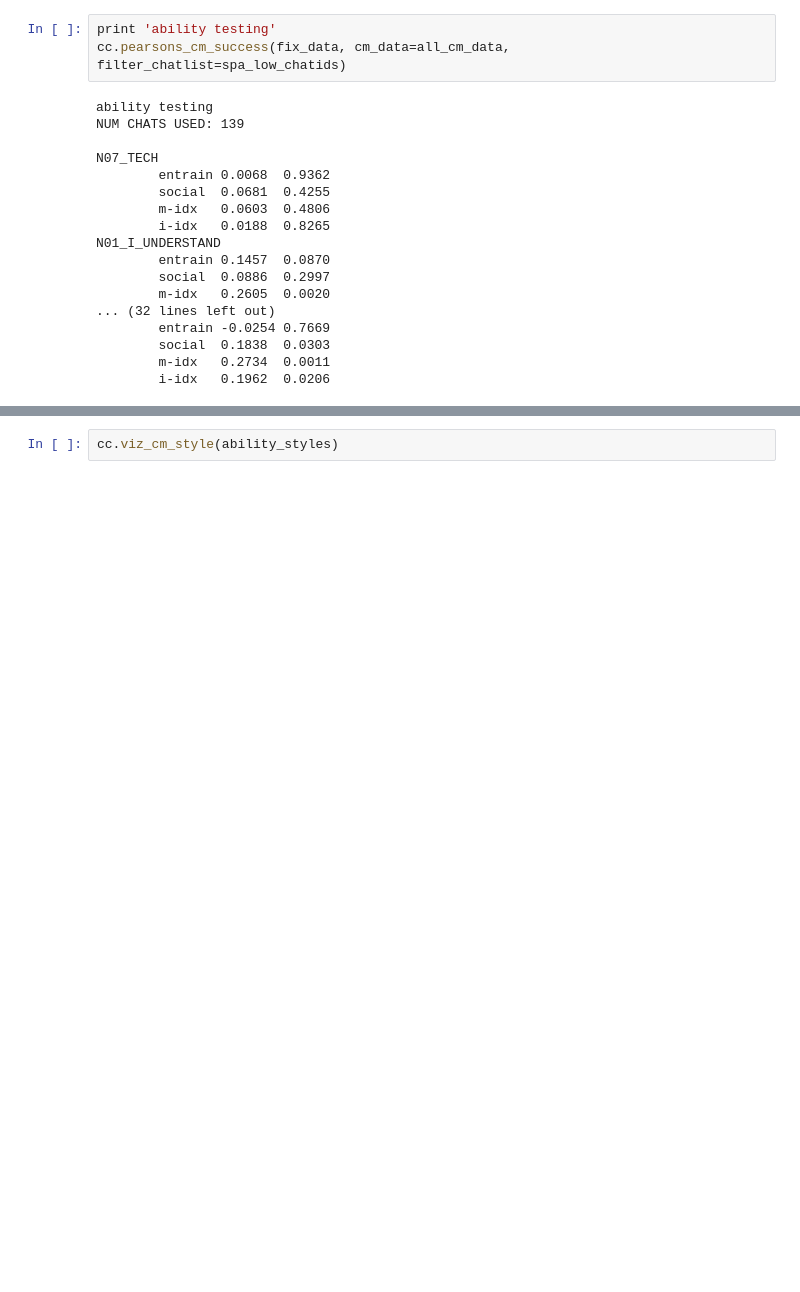
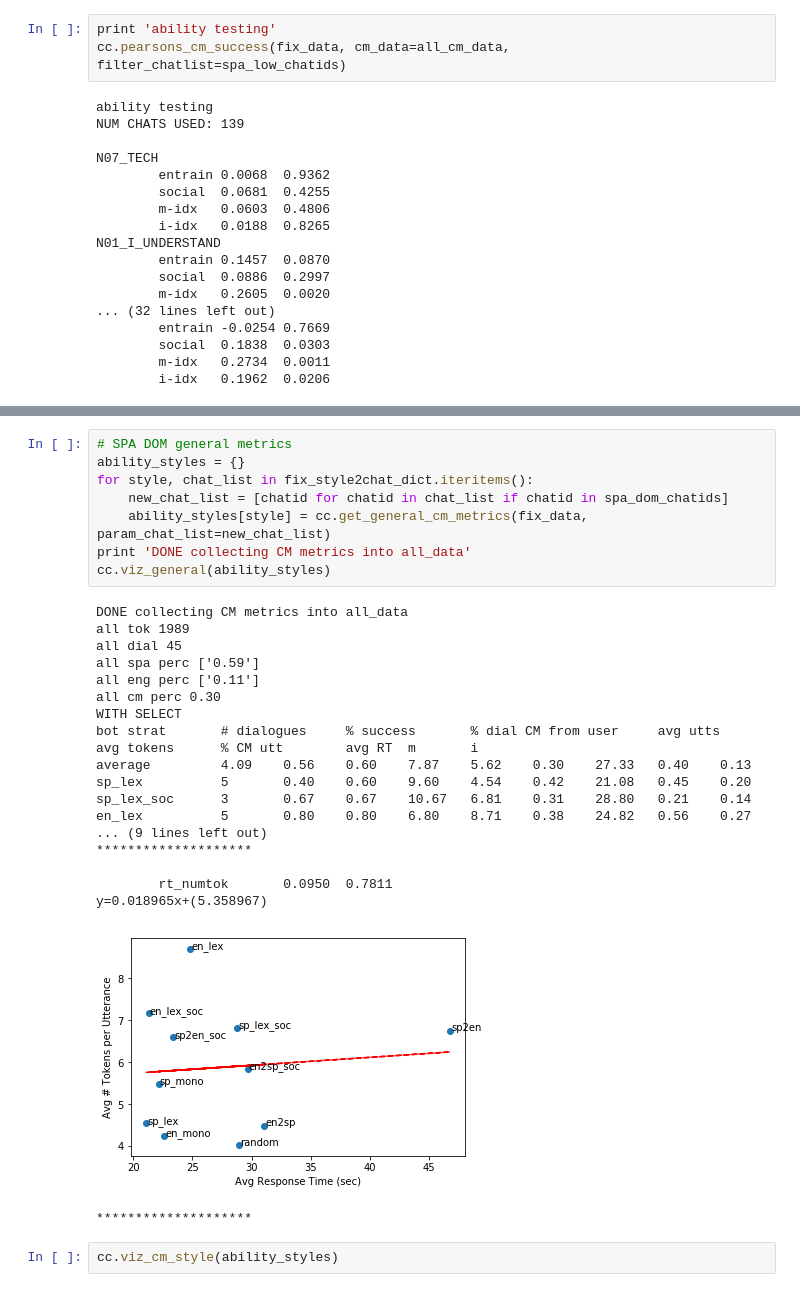
Before and after one commit to emilyahn/codemix, a Jupyter notebook: cocoa_metrics.ipynb, the cells around one changed output, grey strips where cells are left out. Saved outputs shown, nothing was run; the diff lists cells and outputs as text; blank space fills up the shorter version.

```diff
--- a/cocoa_metrics.ipynb
+++ b/cocoa_metrics.ipynb
@@ -294,4 +371,32 @@ y=0.085593x+(2.531698)
 ********************
+# %%
+# SPA DOM general metrics
+ability_styles = {}
+for style, chat_list in fix_style2chat_dict.iteritems():
+    new_chat_list = [chatid for chatid in chat_list if chatid in spa_dom_chatids]
+    ability_styles[style] = cc.get_general_cm_metrics(fix_data, param_chat_list=new_chat_list)
+print 'DONE collecting CM metrics into all_data'
+cc.viz_general(ability_styles)
+# %% [output]
+DONE collecting CM metrics into all_data
+all tok 1989
+all dial 45
+all spa perc ['0.59']
+all eng perc ['0.11']
+all cm perc 0.30
+WITH SELECT
+bot strat       # dialogues     % success       % dial CM from user     avg utts        avg tokens      % CM utt        avg RT  m       i
+average         4.09    0.56    0.60    7.87    5.62    0.30    27.33   0.40    0.13
+sp_lex          5       0.40    0.60    9.60    4.54    0.42    21.08   0.45    0.20
+sp_lex_soc      3       0.67    0.67    10.67   6.81    0.31    28.80   0.21    0.14
+en_lex          5       0.80    0.80    6.80    8.71    0.38    24.82   0.56    0.27
+... (9 lines left out)
+********************
+
+        rt_numtok       0.0950  0.7811
+y=0.018965x+(5.358967)
+[figure, added]
+********************
 # %%
 cc.viz_cm_style(ability_styles)
 # %% [output]
```
Also changed, not shown: parts of 28 cells of this notebook, 16 other files.
